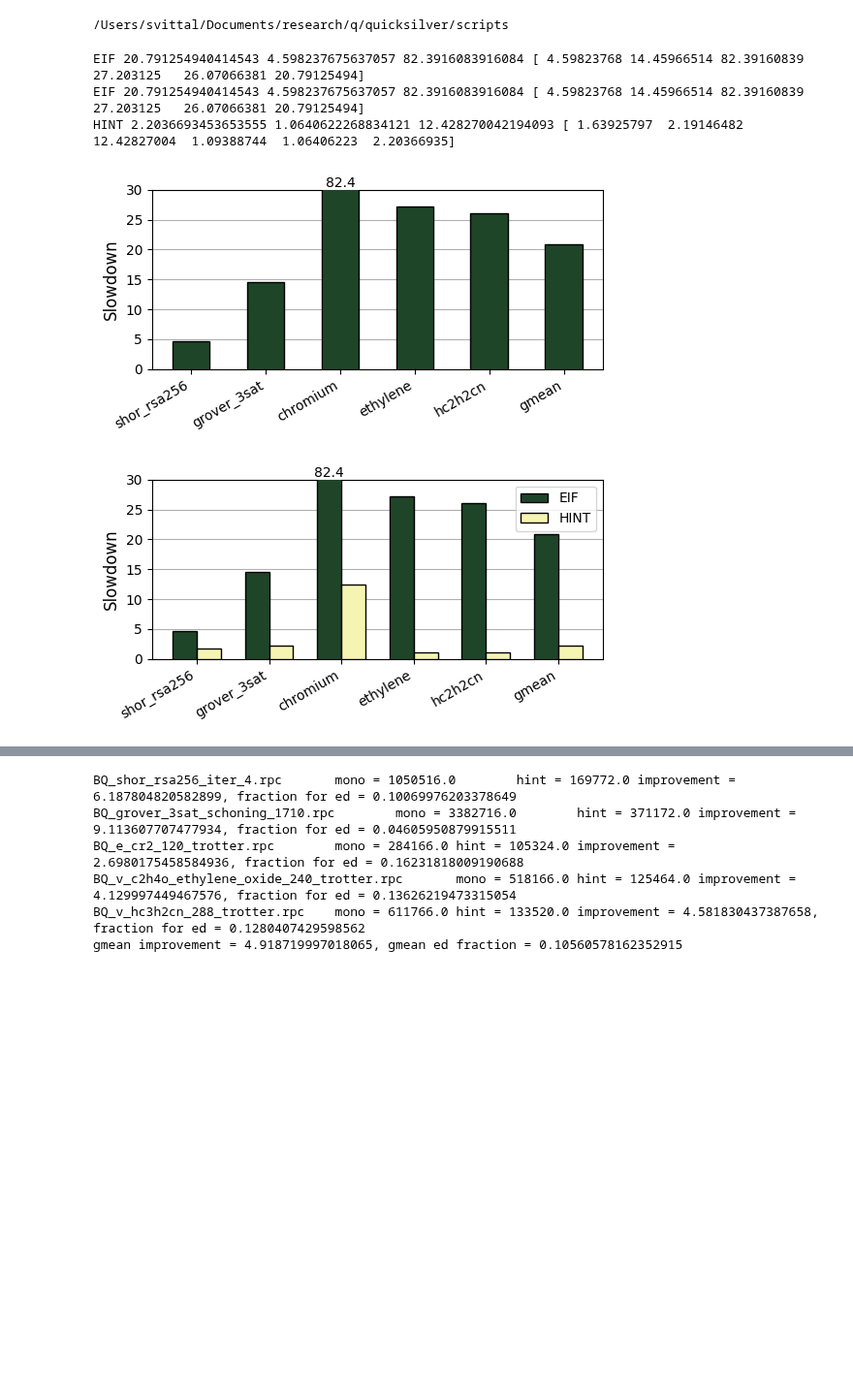
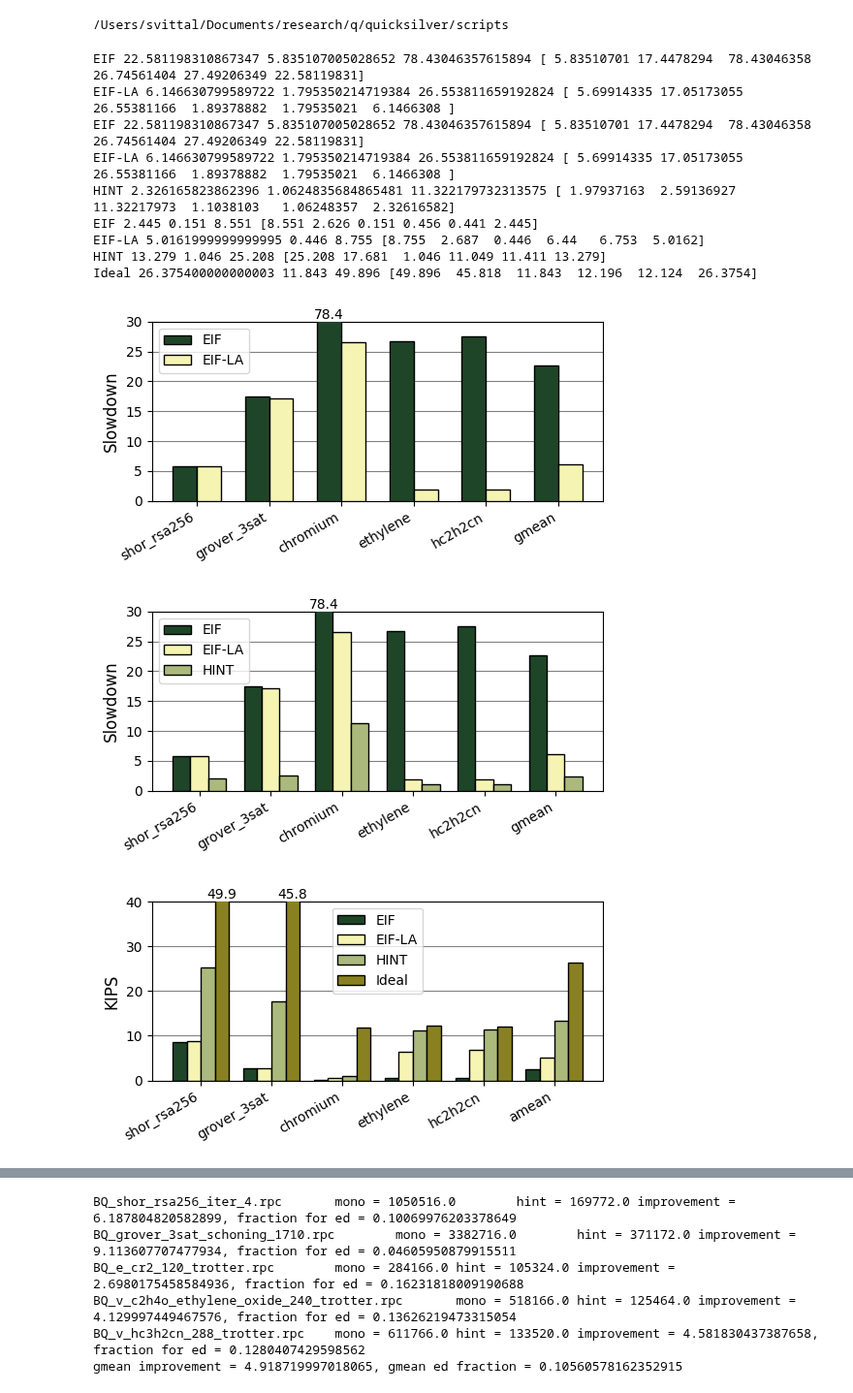
Before and after one commit to suhaskvittal/quicksilver, a Jupyter notebook: scripts/plotting.ipynb, the cells around one changed output, grey strips where cells are left out. Shown at 97% size. Cells and saved outputs as stored; diff of their text form; code cells hidden in the pictures; blank space fills up the shorter version.

```diff
--- a/scripts/plotting.ipynb
+++ b/scripts/plotting.ipynb
@@ -137,19 +137,19 @@ def plot_stat(ax,
 
     workload_x_ticks = benchmark_x + (policy_count-1)/2 * width
     ax.set_xticks(workload_x_ticks, benchmark_ticks, rotation=30, ha='right', fontsize=10)
-    ax.grid(visible=True, axis='y', zorder=0)
+    ax.grid(axis='y', zorder=0, color='gray')
     if policy_count > 1:
         ax.legend(fontsize=10, ncols=legend_ncols)
 # %%
-PLOT_FOLDER = '../../../writing/disaggregated_memory_systems/figures'
+PLOT_FOLDER = 'plots/hint'#'../../../writing/disaggregated_memory_systems/figures'
 STATS_FOLDER = '../out/hint_isca2026'
-BENCHMARKS = ['BQ_shor_rsa256_iter_4.rpc',
-              'BQ_grover_3sat_schoning_1710.rpc',
-              'BQ_e_cr2_120_trotter.rpc',
-              'BQ_v_c2h4o_ethylene_oxide_240_trotter.rpc',
-              'BQ_v_hc3h2cn_288_trotter.rpc']
+BENCHMARKS = ['BQ_shor_rsa256_iter_4',
+              'BQ_grover_3sat_schoning_1710',
+              'BQ_e_cr2_120_trotter',
+              'BQ_v_c2h4o_ethylene_oxide_240_trotter',
+              'BQ_v_hc3h2cn_288_trotter']
 TICKS = ['shor_rsa256', 'grover_3sat', 'chromium', 'ethylene', 'hc2h2cn']
-VERSION=2
+VERSION=3
 # %%
 '''
     HINT PLOT SLOWDOWN FOR BASELINE CONFIGURATION
@@ -157,42 +157,64 @@ VERSION=2
 
 baseline = aggregate_stats_by_policy(f'{STATS_FOLDER}/simulation_results/baseline_a12')
 eif = aggregate_stats_by_policy(f'{STATS_FOLDER}/simulation_results/eif_a12')
+eif_la = aggregate_stats_by_policy(f'{STATS_FOLDER}/simulation_results/eif_la_a12')
 hint = aggregate_stats_by_policy(f'{STATS_FOLDER}/simulation_results/hint_a12')
 
 
 # first, EIF vs baseline only ----------------------------
 
 fig, ax = plt.subplots()
 fig.set_size_inches(6.0,2.4)
 plot_stat(ax, BENCHMARKS, TICKS,
-              ['baseline', 'EIF'], [baseline,eif], ['', C1],  # legend, configs, colors
+              ['baseline', 'EIF', 'EIF-LA'], [baseline,eif,eif_la], ['', C1, C2],  # legend, configs, colors
               'CLIENT 0/KIPS', # stat_key
               'Slowdown',
               ylim=[0,30],
               normalize_results_to_policy='baseline',
               mean_type='gmean',
               inverted_normalization=True)
 plt.savefig(f'{PLOT_FOLDER}/v{VERSION}_eif_slowdown.pdf', bbox_inches='tight')
 
 # second, EIF and HINT vs baseline -----------------------
 
 fig, ax = plt.subplots()
 fig.set_size_inches(6.0,2.4)
 plot_stat(ax, BENCHMARKS, TICKS,
-              ['baseline', 'EIF', 'HINT'], [baseline,eif,hint], ['', C1, C2],  # legend, configs, colors
+              ['baseline', 'EIF', 'EIF-LA', 'HINT'], [baseline,eif,eif_la,hint], ['', C1, C2, C3],  # legend, configs, colors
               'CLIENT 0/KIPS', # stat_key
               'Slowdown',
               ylim=[0,30],
               normalize_results_to_policy='baseline',
               mean_type='gmean',
               inverted_normalization=True)
 plt.savefig(f'{PLOT_FOLDER}/v{VERSION}_hint_slowdown.pdf', bbox_inches='tight')
+
+
+# raw instruction throughput plot
+fig, ax = plt.subplots()
+fig.set_size_inches(6.0,2.4)
+plot_stat(ax, BENCHMARKS, TICKS,
+              ['EIF', 'EIF-LA', 'HINT', 'Ideal'], [eif,eif_la,hint,baseline], [C1, C2, C3, C4],  # legend, configs, colors
+              'CLIENT 0/KIPS', # stat_key
+              'KIPS',
+              ylim=[0,40],
+     #         normalize_results_to_policy='baseline',
+              mean_type='amean',
+              inverted_normalization=True)
+plt.savefig(f'{PLOT_FOLDER}/v{VERSION}_hint_slowdown_raw.pdf', bbox_inches='tight')
 # %% [output]
-EIF 20.791254940414543 4.598237675637057 82.3916083916084 [ 4.59823768 14.45966514 82.39160839 27.203125   26.07066381 20.79125494]
-EIF 20.791254940414543 4.598237675637057 82.3916083916084 [ 4.59823768 14.45966514 82.39160839 27.203125   26.07066381 20.79125494]
-HINT 2.2036693453653555 1.0640622268834121 12.428270042194093 [ 1.63925797  2.19146482 12.42827004  1.09388744  1.06406223  2.20366935]
+EIF 22.581198310867347 5.835107005028652 78.43046357615894 [ 5.83510701 17.4478294  78.43046358 26.74561404 27.49206349 22.58119831]
+EIF-LA 6.146630799589722 1.795350214719384 26.553811659192824 [ 5.69914335 17.05173055 26.55381166  1.89378882  1.79535021  6.1466308 ]
+EIF 22.581198310867347 5.835107005028652 78.43046357615894 [ 5.83510701 17.4478294  78.43046358 26.74561404 27.49206349 22.58119831]
+EIF-LA 6.146630799589722 1.795350214719384 26.553811659192824 [ 5.69914335 17.05173055 26.55381166  1.89378882  1.79535021  6.1466308 ]
+HINT 2.326165823862396 1.0624835684865481 11.322179732313575 [ 1.97937163  2.59136927 11.32217973  1.1038103   1.06248357  2.32616582]
+EIF 2.445 0.151 8.551 [8.551 2.626 0.151 0.456 0.441 2.445]
+EIF-LA 5.0161999999999995 0.446 8.755 [8.755  2.687  0.446  6.44   6.753  5.0162]
+HINT 13.279 1.046 25.208 [25.208 17.681  1.046 11.049 11.411 13.279]
+Ideal 26.375400000000003 11.843 49.896 [49.896  45.818  11.843  12.196  12.124  26.3754]
-[figure, old version]
+[figure, new version]
-[figure, old version]
+[figure, new version]
+[figure, added]
 # %%
 '''
     HINT PLOT COMPUTE INTENSITY
```
Also changed, not shown: parts of 8 cells of this notebook, 11 other files.
